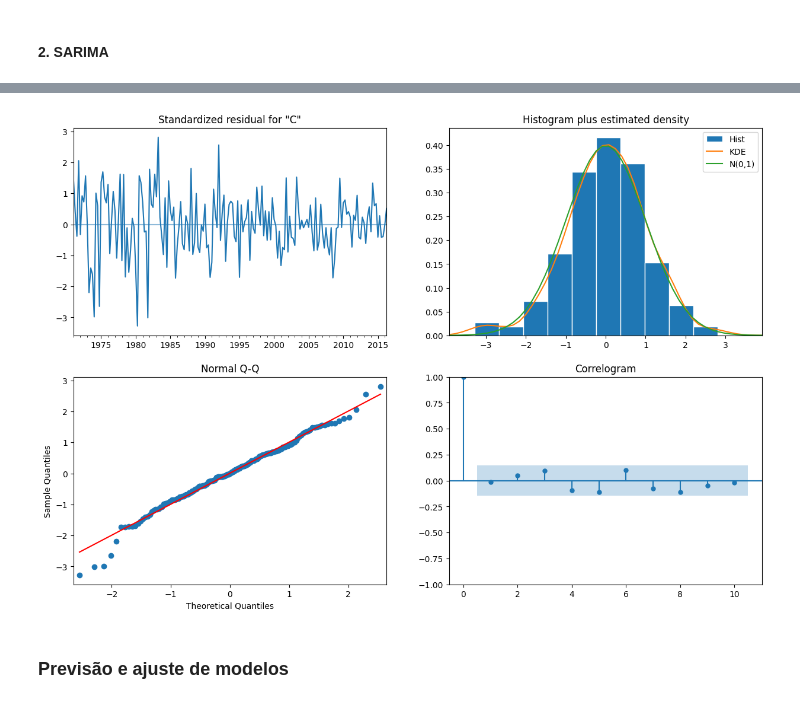
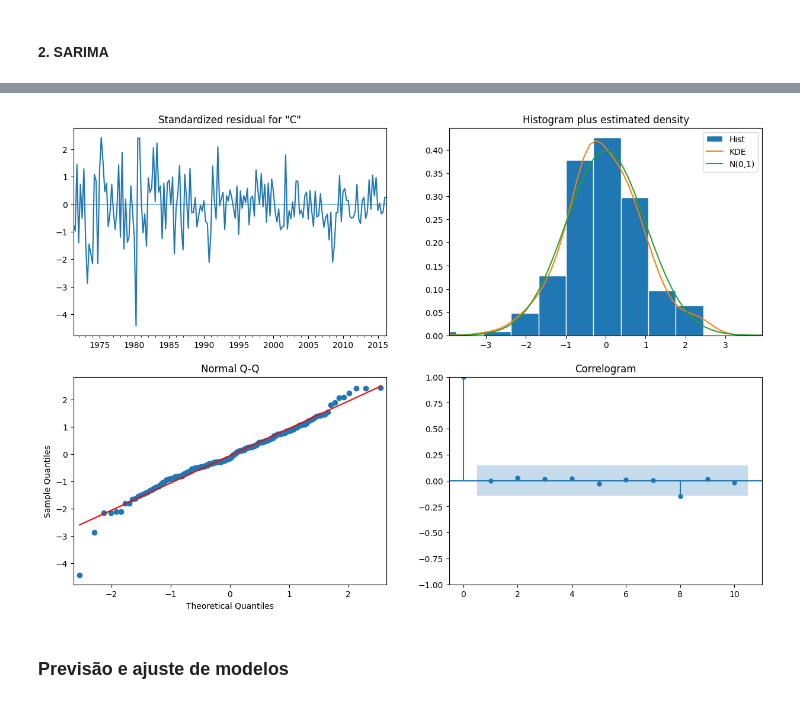
Before and after one commit to GabrielJP314/time-series, a Jupyter notebook: sarima_models.ipynb, the cells around one changed output, grey strips where cells are left out. Cells and saved outputs as stored; diff of their text form; code cells hidden in the pictures.

```diff
--- a/sarima_models.ipynb
+++ b/sarima_models.ipynb
@@ -209,7 +209,7 @@ Warnings:
 # %% [markdown]
 #### 2. SARIMA
 # %%
-sarima = models.SARIMA(3, 0, 1, 2, 1, 0, 4)
+sarima = models.SARIMA(3, 1, 2, 1, 1, 1, 4)
 results_sarima = sarima.fit(consumption_train)
 
 print(results_sarima.summary())
@@ -232,8 +232,8 @@ Covariance Type:                              opg
 ===================================================================================
 
 Warnings:
 [1] Covariance matrix calculated using the outer product of gradients (complex-step).
-[figure, old version]
+[figure, new version]
 # %% [markdown]
 ### Previsão e ajuste de modelos
 # %%
```
Also changed, not shown: parts of 14 cells of this notebook.
